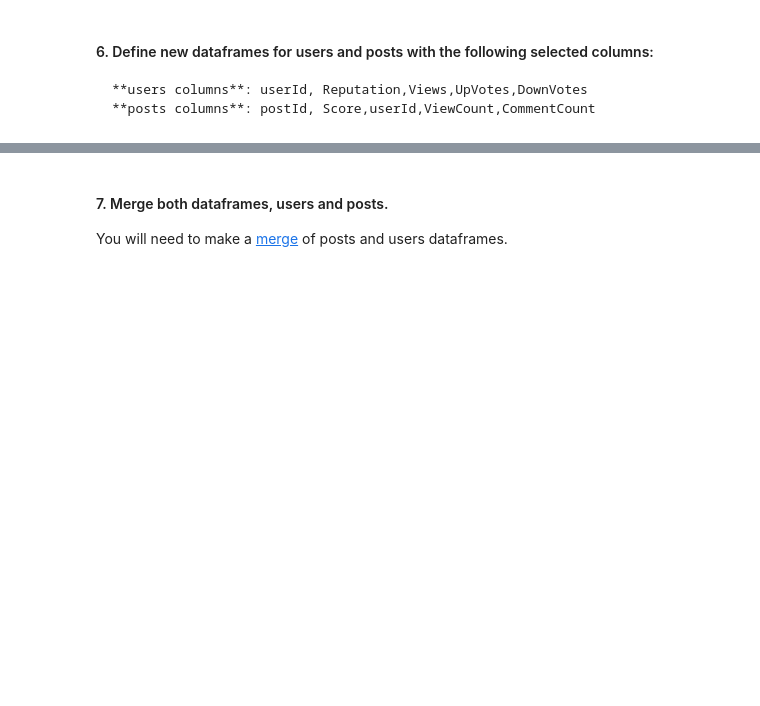
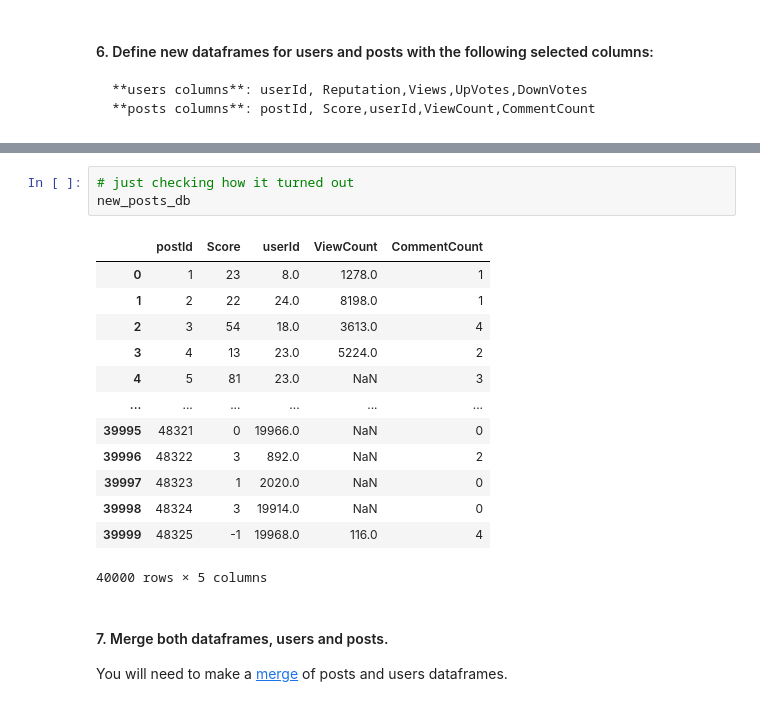
Before and after one commit to ta-data-lis/lab-data-cleaning, a Jupyter notebook: your-code/main.ipynb, the cells around one changed output, grey strips where cells are left out. Cells and saved outputs as stored; diff of their text form; blank space fills up the shorter version.

```diff
--- a/your-code/main.ipynb
+++ b/your-code/main.ipynb
@@ -15,3 +82,20 @@
+# %%
+# just checking how it turned out
+new_posts_db
+# %% [output]
+|  | postId | Score | userId | ViewCount | CommentCount |
+| 0 | 1 | 23 | 8.0 | 1278.0 | 1 |
+| 1 | 2 | 22 | 24.0 | 8198.0 | 1 |
+| 2 | 3 | 54 | 18.0 | 3613.0 | 4 |
+| 3 | 4 | 13 | 23.0 | 5224.0 | 2 |
+| 4 | 5 | 81 | 23.0 | NaN | 3 |
+| ... | ... | ... | ... | ... | ... |
+| 39995 | 48321 | 0 | 19966.0 | NaN | 0 |
+| 39996 | 48322 | 3 | 892.0 | NaN | 2 |
+| 39997 | 48323 | 1 | 2020.0 | NaN | 0 |
+| 39998 | 48324 | 3 | 19914.0 | NaN | 0 |
+| 39999 | 48325 | -1 | 19968.0 | 116.0 | 4 |
+40000 rows × 5 columns
 # %% [markdown]
 #### 7. Merge both dataframes, users and posts.
 You will need to make a [merge](https://pandas.pydata.org/pandas-docs/stable/generated/pandas.DataFrame.merge.html) of posts and users dataframes.
```
Also changed, not shown: parts of 11 cells of this notebook.
